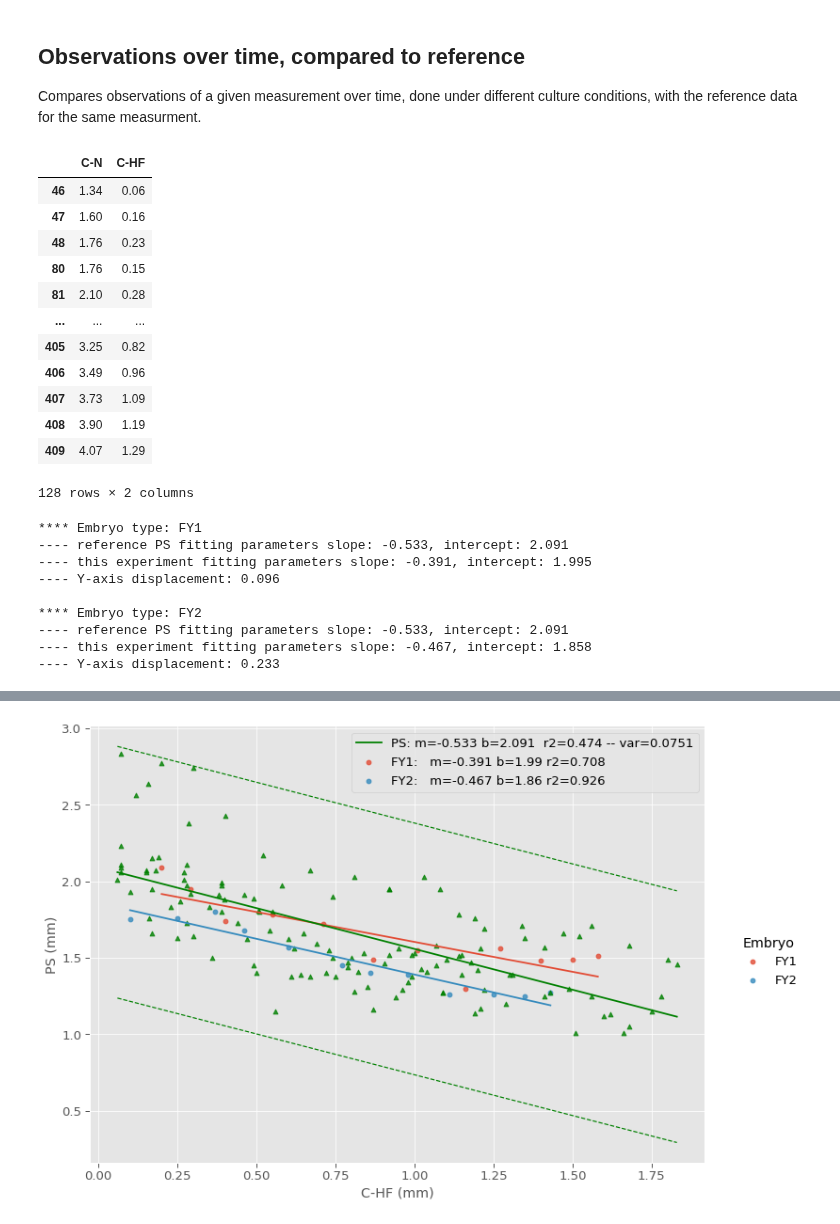
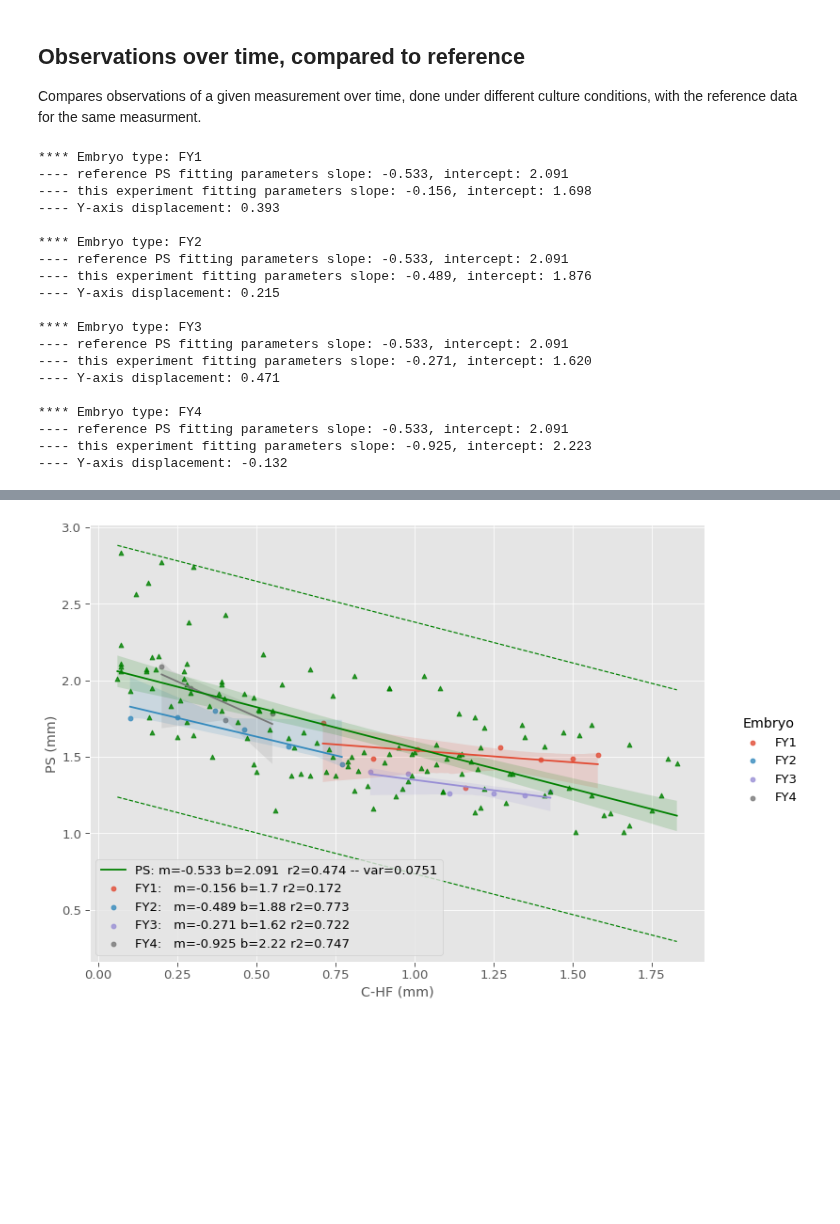
Before and after one commit to pjmartel/ChEEQ_tool, a Jupyter notebook: embryo_tool.ipynb, the cells around one changed output, grey strips where cells are left out. Drawn from its saved outputs; the diff is of its cells as text; code cells hidden in the pictures; blank space fills up the shorter version.

```diff
--- a/embryo_tool.ipynb
+++ b/embryo_tool.ipynb
@@ -269,9 +269,9 @@ color_dict = {'C-pPL' : "#6e84bf",
 color_dict = { k : to_rgb(v) for k, v in color_dict.items()}
 
 x_measure = 'Time' #@param ['C-N','C-HF', 'Time']
-y_measure = 'C-PS' #@param ['all', 'C-pPL', 'C-PS', 'C-N', 'N-pPL', 'PS', 'PSM', 'C-Seg', 'Seg', 'C-HF']
+y_measure = 'all' #@param ['all', 'C-pPL', 'C-PS', 'C-N', 'N-pPL', 'PS', 'PSM', 'C-Seg', 'Seg', 'C-HF']
 measures = all_measures if y_measure == 'all' else [y_measure]
-color_by_embryo = "Yes" #@param ['No', 'Yes']
+color_by_embryo = "No" #@param ['No', 'Yes']
 color_by_embryo = (color_by_embryo == "Yes") # and not y_measure == 'all')
 regression_lines  = 'Yes' #@param ['Yes', 'No']
 fit_reg = regression_lines == 'Yes'
@@ -634,22 +634,6 @@ _ = ax.legend(['_','_',label])
 # %% [markdown]
 ## Observations over time, compared to reference
 Compares observations of a given measurement over time, done under different culture conditions, with the reference data for the same measurment.
-# %%
-temp_data
-# %% [output]
-|  | C-N | C-HF |
-| 46 | 1.34 | 0.06 |
-| 47 | 1.60 | 0.16 |
-| 48 | 1.76 | 0.23 |
-| 80 | 1.76 | 0.15 |
-| 81 | 2.10 | 0.28 |
-| ... | ... | ... |
-| 405 | 3.25 | 0.82 |
-| 406 | 3.49 | 0.96 |
-| 407 | 3.73 | 1.09 |
-| 408 | 3.90 | 1.19 |
-| 409 | 4.07 | 1.29 |
-128 rows × 2 columns
 # %%
 #@title  { run: "auto" }
 
@@ -661,7 +645,7 @@ sigma = '3' #@param ['1', '2', '3', '4']
 sigma = float(sigma)
 display_by = 'Embryo' #@param ['CultureType', 'Embryo']
 hue = display_by
-confidence_bands = "False" #@param [ 'True', 'False']
+confidence_bands = "True" #@param [ 'True', 'False']
 ci = 95 if confidence_bands == 'True' else None
 
 if x_measure == y_measure:
@@ -703,42 +687,52 @@ for name, gr in groups:
         f"slope: {mm:5.3f}, intercept: {bm:5.3f}")
   print(f"---- Y-axis displacement: {b-bm:5.3f}")
   print()
-  _ = sb.regplot(x=x_measure, y=y_measure, data=gr, ci=ci,
-               label=name,ax=ax, scatter=False)
+  _ = sb.regplot(x=x_measure, y=y_measure, data=gr,
+               label=name,ax=ax, scatter=False, ci=ci)
 
   #plt.setp(ax2.collections[3], alpha=0)
 #  _ = sb.regplot(x=x_meas, y=y_meas, data=data_xper_multi,
 #               label="",ax=g.ax,color='blue', scatter=False)
 
 
 #
 fig = plt.gcf()
 fig.set_size_inches(12,8)
 fig.set_facecolor('white')
 export_button(fig, "obs_vs_time_comp_ref.pdf")
 legend_labels = ['_']*len(groups)+['_','_',label]+labels
 #legend_labels = ['_','_','_','_',label]+labels
 label, m, b, r, var = regplot_with_bands(ax=ax, x_var=x_measure, y_var=y_measure, sigma=sigma,
                    data=data_ref, scatter=True,limits=False,color="green",ci=ci)
 _ = ax.legend(legend_labels)
 
 
 # Add units to labels
 x_unit = " (hours)" if x_measure=='Time' else " (mm)"
 ax.set_xlabel(ax.get_xlabel() + x_unit)
 _ = ax.set_ylabel(ax.get_ylabel()+" (mm)")
 
 # Compute linear regressions and their relativa displacement
 # x-Measure versus time for all embryos plus reference data
 # %% [output]
 **** Embryo type: FY1
 ---- reference PS fitting parameters slope: -0.533, intercept: 2.091
----- this experiment fitting parameters slope: -0.391, intercept: 1.995
----- Y-axis displacement: 0.096
+---- this experiment fitting parameters slope: -0.156, intercept: 1.698
+---- Y-axis displacement: 0.393
 
 **** Embryo type: FY2
 ---- reference PS fitting parameters slope: -0.533, intercept: 2.091
----- this experiment fitting parameters slope: -0.467, intercept: 1.858
----- Y-axis displacement: 0.233
+---- this experiment fitting parameters slope: -0.489, intercept: 1.876
+---- Y-axis displacement: 0.215
+
+**** Embryo type: FY3
+---- reference PS fitting parameters slope: -0.533, intercept: 2.091
+---- this experiment fitting parameters slope: -0.271, intercept: 1.620
+---- Y-axis displacement: 0.471
+
+**** Embryo type: FY4
+---- reference PS fitting parameters slope: -0.533, intercept: 2.091
+---- this experiment fitting parameters slope: -0.925, intercept: 2.223
+---- Y-axis displacement: -0.132
 [interactive output not drawn]
-[figure, old version]
+[figure, new version]
```
Also changed, not shown: parts of 5 cells of this notebook.
